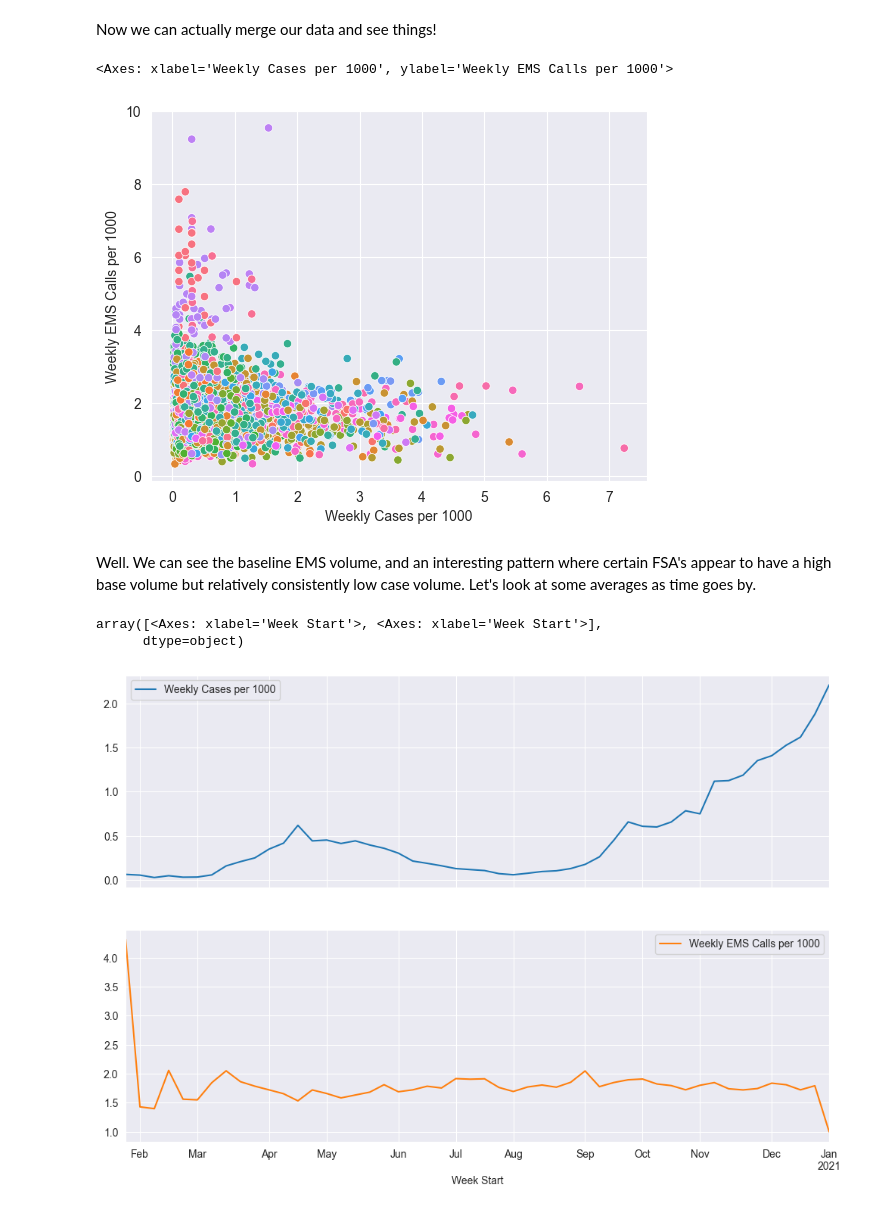
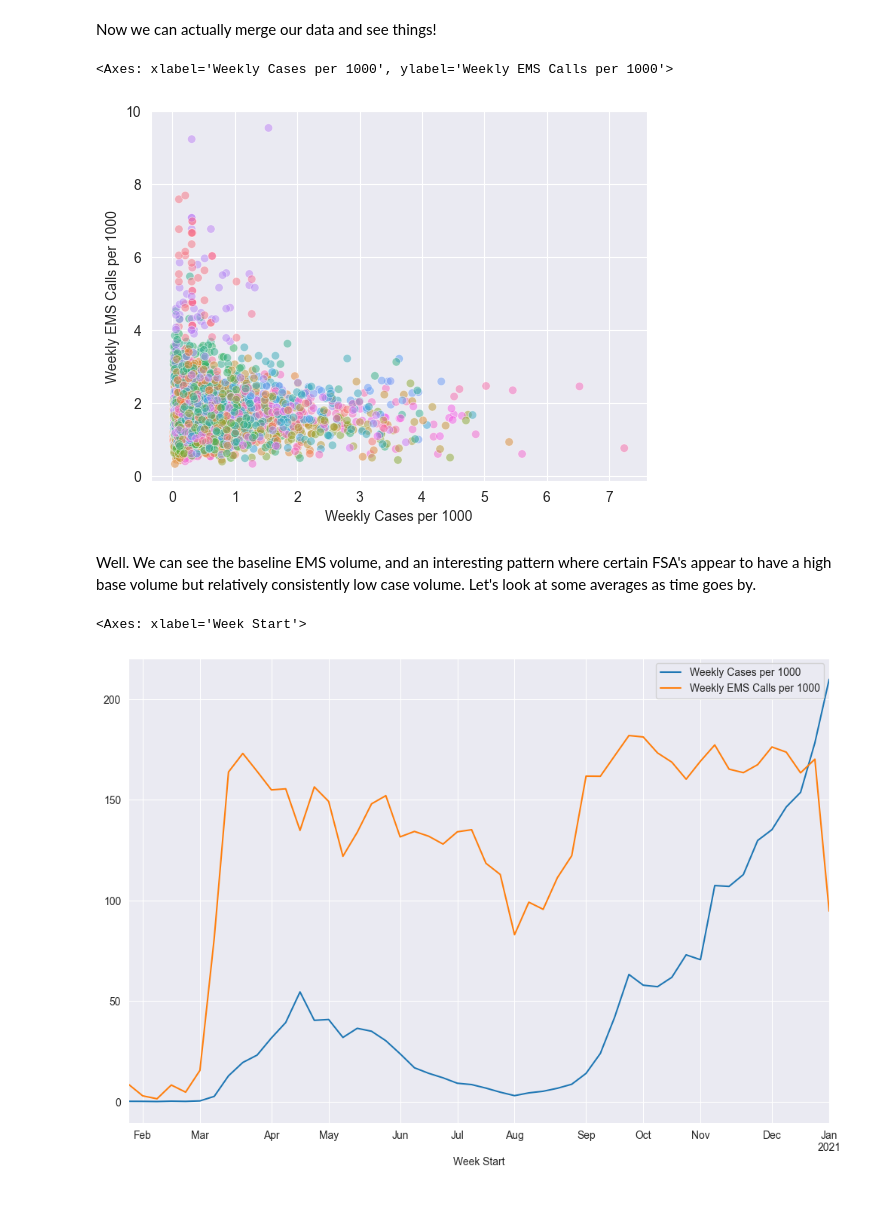
Before and after one commit to sourgrapes-YVR/Toronto_Covid_FSA, a Jupyter notebook: Data Analysis.ipynb, the cells around one changed output. Drawn from its saved outputs; the diff is of its cells as text; code cells hidden in the pictures.

```diff
--- a/Data Analysis.ipynb
+++ b/Data Analysis.ipynb
@@ -225,7 +237,9 @@ EMS_calls['Priority_Name'] = EMS_calls['Priority_Number'].map(Priority_name_map)
 # %%
 EMS_calls = pd.get_dummies(EMS_calls, columns = ['Priority_Name'])
 # %%
-#Quickly filter out any calls for fires or car crashes, as well as any calls where no paramedics arrived at the scene.
-Filtered_EMS_calls = EMS_calls[(EMS_calls['Incident_Type'] == 'Medical') & (EMS_calls['Units_Arrived_At_Scene'] > 0)]
+Filtered_EMS_calls = EMS_calls[
+    (EMS_calls['Incident_Type'] == 'Medical') &
+    (EMS_calls['Units_Arrived_At_Scene'].between(1, 3, inclusive='both'))
+]
 # %%
 Filtered_EMS_calls = Filtered_EMS_calls.rename(columns = {'Forward_Sortation_Area': 'FSA'})
@@ -296,19 +312,18 @@ weekly_data = covid_weekly_cases.merge(EMS_weekly_cases, left_index = True, righ
 # %%
 weekly_data = weekly_data.set_index(['Week Start', 'FSA'])
 # %%
-sns.scatterplot(weekly_data, x = 'Weekly Cases per 1000', y = 'Weekly EMS Calls per 1000', hue = 'FSA', legend = None)
+sns.scatterplot(weekly_data, x = 'Weekly Cases per 1000', y = 'Weekly EMS Calls per 1000', hue = 'FSA', legend = None, alpha = 0.5)
 # %% [output]
 <Axes: xlabel='Weekly Cases per 1000', ylabel='Weekly EMS Calls per 1000'>
-[figure, old version]
+[figure, new version]
 # %% [markdown]
 Well. We can see the baseline EMS volume, and an interesting pattern where certain FSA's appear to have a high base volume but relatively consistently low case volume. Let's look at some averages as time goes by.
 # %%
 weekly_data.reset_index().groupby('Week Start').agg({
-    'Weekly Cases per 1000': 'mean',
-    'Weekly EMS Calls per 1000': 'mean'
-}).plot(subplots=True, figsize=(12,8))
+    'Weekly Cases per 1000': 'sum',
+    'Weekly EMS Calls per 1000': 'sum'
+}).plot(subplots=False, figsize=(12,8))
 # %% [output]
-array([<Axes: xlabel='Week Start'>, <Axes: xlabel='Week Start'>],
-      dtype=object)
+<Axes: xlabel='Week Start'>
-[figure, old version]
+[figure, new version]
 # %% [markdown]
```
Also changed, not shown: parts of 51 cells of this notebook.
